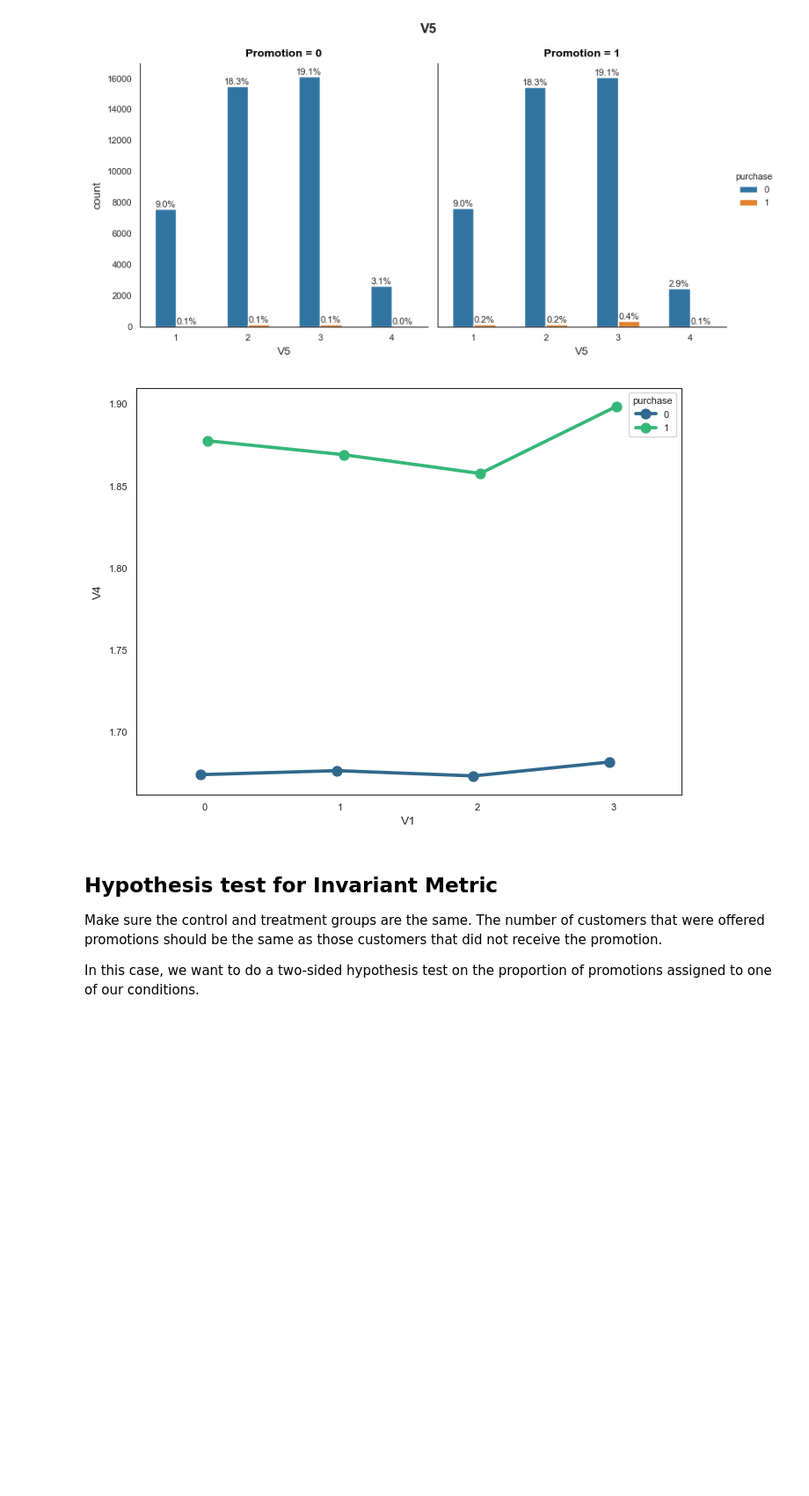
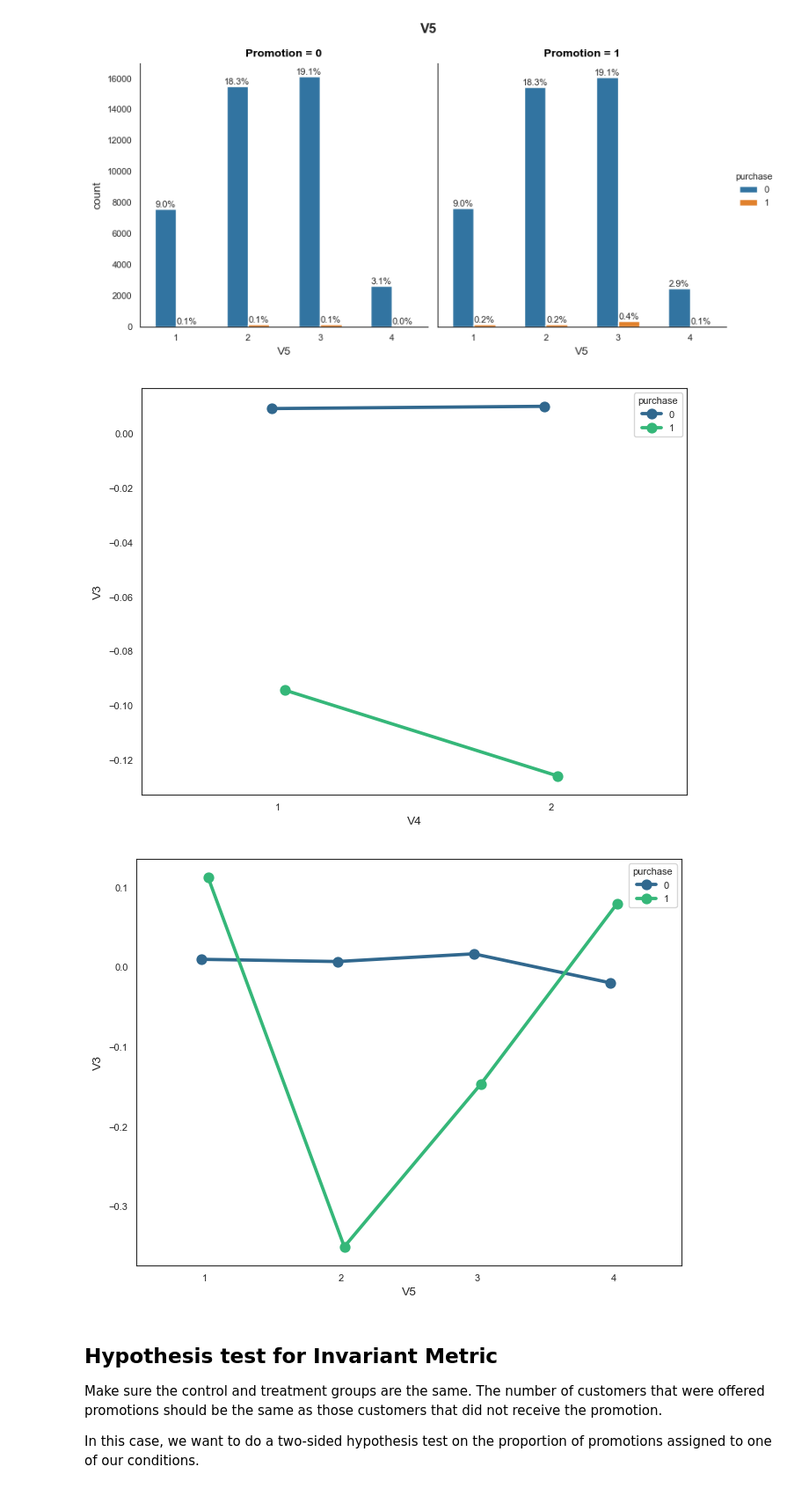
Before and after one commit to JuanitaSmith/ab_testing_starbucks, a Jupyter notebook: Starbucks.ipynb, the cells around one changed output. Shown at 88% size. Cells and saved outputs as stored; diff of their text form; code cells hidden in the pictures; blank space fills up the shorter version.

```diff
--- a/Starbucks.ipynb
+++ b/Starbucks.ipynb
@@ -576,21 +576,15 @@ for col in cols_of_interest:
 [figure]
 [figure]
 # %%
-plt.figure(figsize = [8,6])
-
-ax = sns.pointplot(data = treatment_group, x = 'V1', y = 'V4', hue = 'purchase',  palette='viridis',
-                   errorbar=None,
-                   dodge=True)
-
-# special handling of tick marks following seaborn function - you might try
-# doing a log transform on the data itself instead of this workaround.
-# plt.yscale('log')
-# plt.yticks([1, 2])
-# ax.set_yticklabels([], minor = True)
-
-plt.show();
+for col in ['V4', 'V5']:
+    plt.figure(figsize = [8,6])
+    sns.pointplot(data = treatment_group, x=col, y='V3', hue = 'purchase',  palette='viridis',
+                       errorbar=None,
+                       dodge=True)
+    plt.show()
 # %% [output]
-[figure, old version]
+[figure, new version]
+[figure, added]
 # %% [markdown]
 ## Hypothesis test for Invariant Metric
 
```
Also changed, not shown: parts of 50 cells of this notebook, 5 other files.
